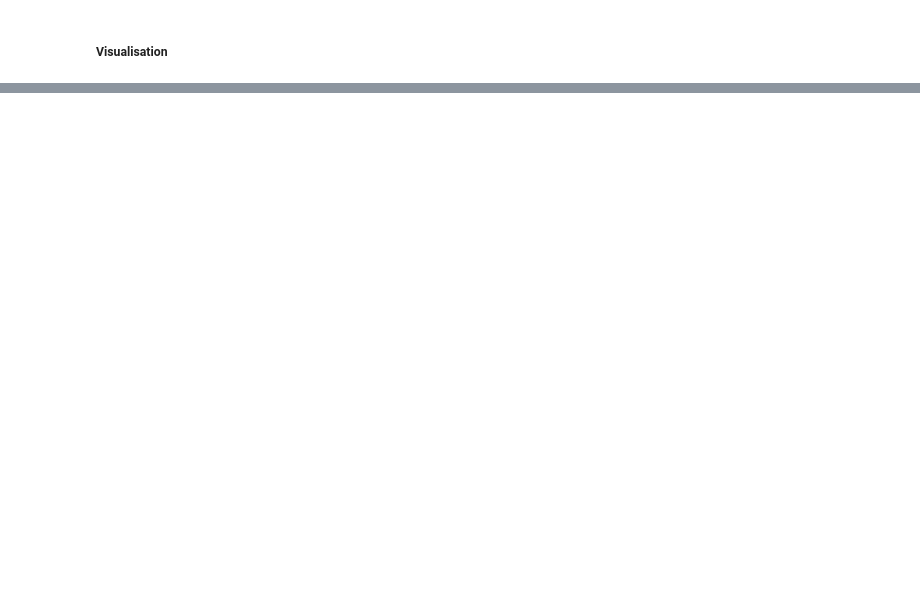
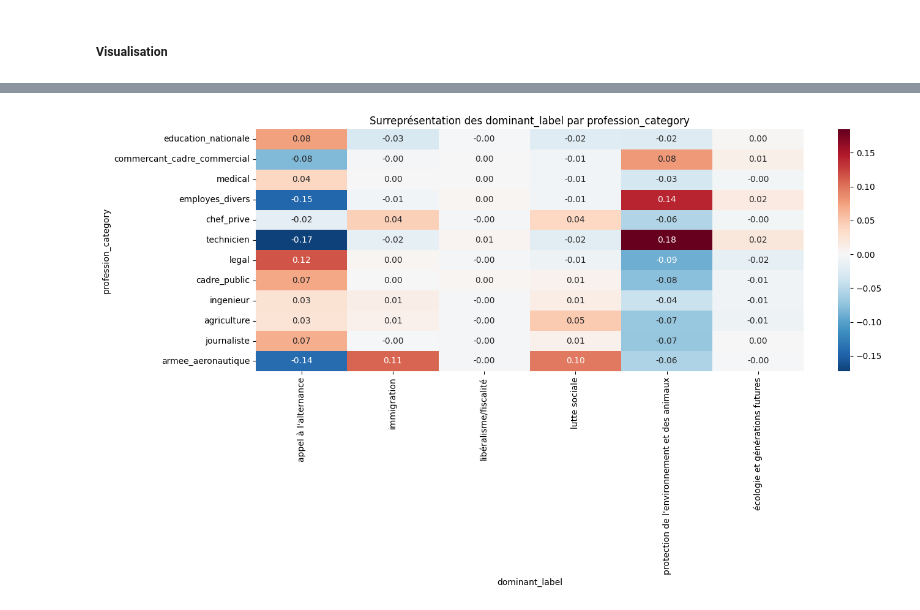
Before and after one commit to CaroLebrun/NLP_3A, a Jupyter notebook: main.ipynb, the cells around one changed output, grey strips where cells are left out. Saved outputs shown, nothing was run; the diff lists cells and outputs as text; code cells hidden in the pictures; blank space fills up the shorter version.

```diff
--- a/main.ipynb
+++ b/main.ipynb
@@ -1234,32 +1171,34 @@ plt.show()
 # %%
 
 # distribution globale
-global_mean = df_plot["dominant_label"].value_counts(normalize=True)
+global_mean = df_metier["dominant_label"].value_counts(normalize=True)
 
 # distribution par catégorie
 by_category = (
-    df_plot
+    df_metier
     .groupby("profession_category")["dominant_label"]
     .value_counts(normalize=True)
     .unstack(fill_value=0)
 )
 
 # surreprésentation
 surrepresentation = by_category.subtract(global_mean, axis=1)
 
 # option : top catégories (comme ton code PCS)
-top_categories = df_plot["profession_category"].value_counts().head(15).index
+top_categories = df_metier["profession_category"].value_counts().head(15).index
 surrepresentation_top = surrepresentation.loc[top_categories]
 
 plt.figure(figsize=(14, 8))
 sns.heatmap(
     surrepresentation_top,
     cmap="RdBu_r",
     center=0,
     annot=True,
     fmt=".2f"
 )
 
 plt.title("Surreprésentation des dominant_label par profession_category")
 plt.tight_layout()
 plt.show()
+# %% [output]
+[figure, added]
```
Also changed, not shown: parts of 15 cells of this notebook, 1 other file.
